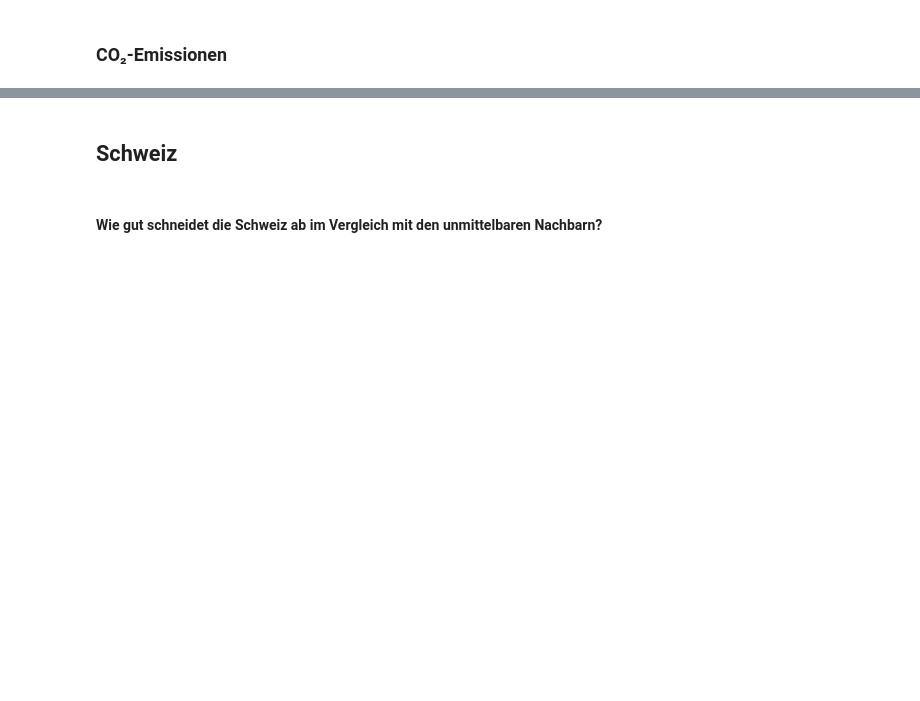
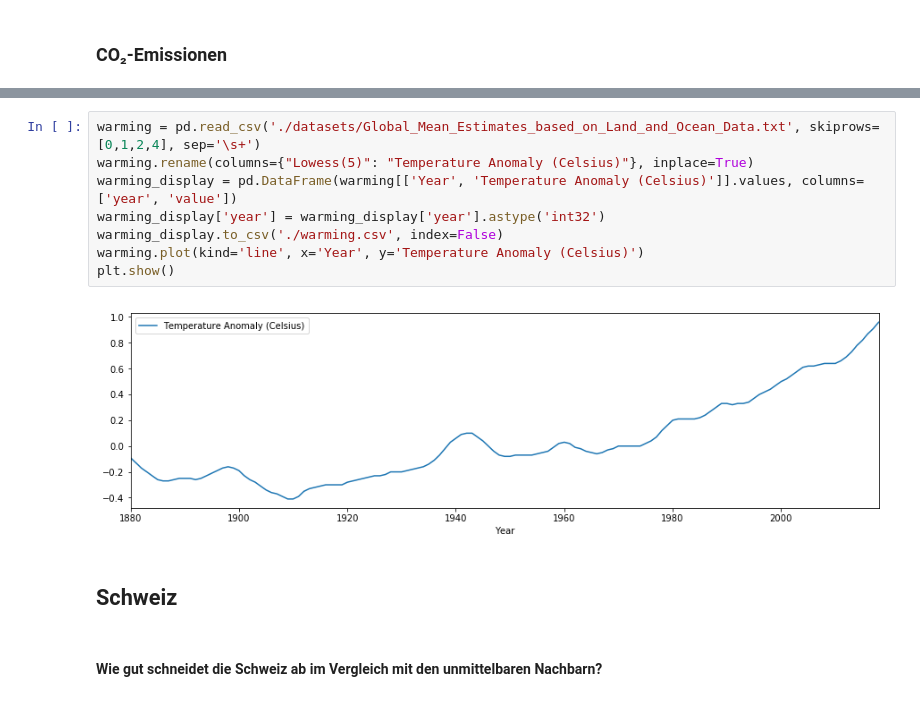
Before and after one commit to republik/dossier-klimawandel, a Jupyter notebook: data/Dossier Klimawandel.ipynb, the cells around one changed output, grey strips where cells are left out. Saved outputs shown, nothing was run; the diff lists cells and outputs as text; blank space fills up the shorter version.

```diff
--- a/data/Dossier Klimawandel.ipynb
+++ b/data/Dossier Klimawandel.ipynb
@@ -70,3 +67,13 @@ emissions_display.to_csv('./emissions_global.csv', float_format='%.4f', index=Fa
+# %%
+warming = pd.read_csv('./datasets/Global_Mean_Estimates_based_on_Land_and_Ocean_Data.txt', skiprows=[0,1,2,4], sep='\s+')
+warming.rename(columns={"Lowess(5)": "Temperature Anomaly (Celsius)"}, inplace=True)
+warming_display = pd.DataFrame(warming[['Year', 'Temperature Anomaly (Celsius)']].values, columns=['year', 'value'])
+warming_display['year'] = warming_display['year'].astype('int32')
+warming_display.to_csv('./warming.csv', index=False)
+warming.plot(kind='line', x='Year', y='Temperature Anomaly (Celsius)')
+plt.show()
+# %% [output]
+[figure, added]
 # %% [markdown]
 ## Schweiz
 # %% [markdown]
```
Also changed, not shown: parts of 19 cells of this notebook, 8 other files.
